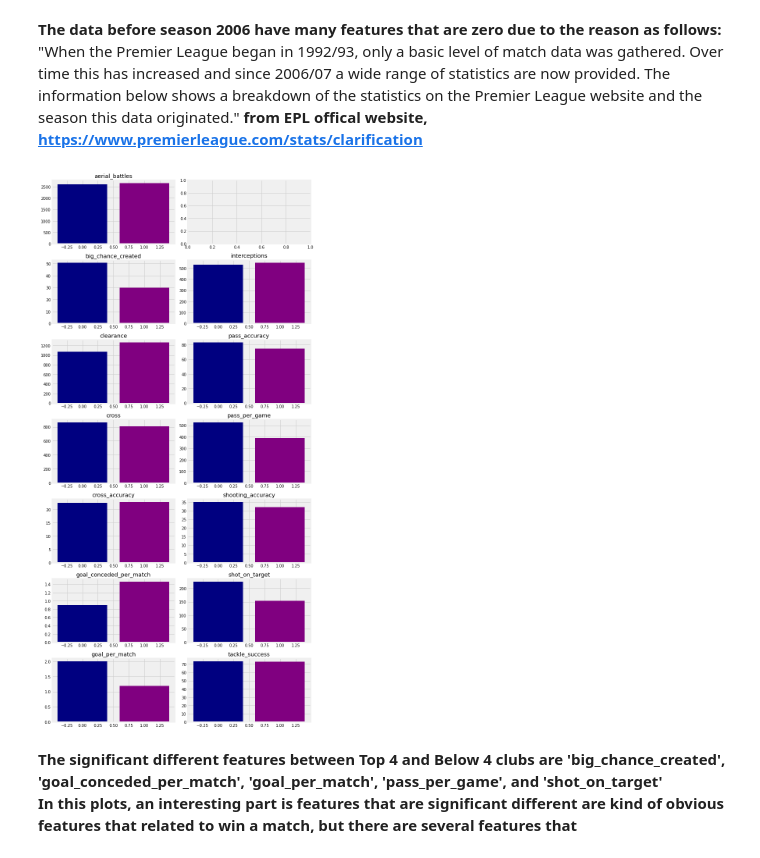
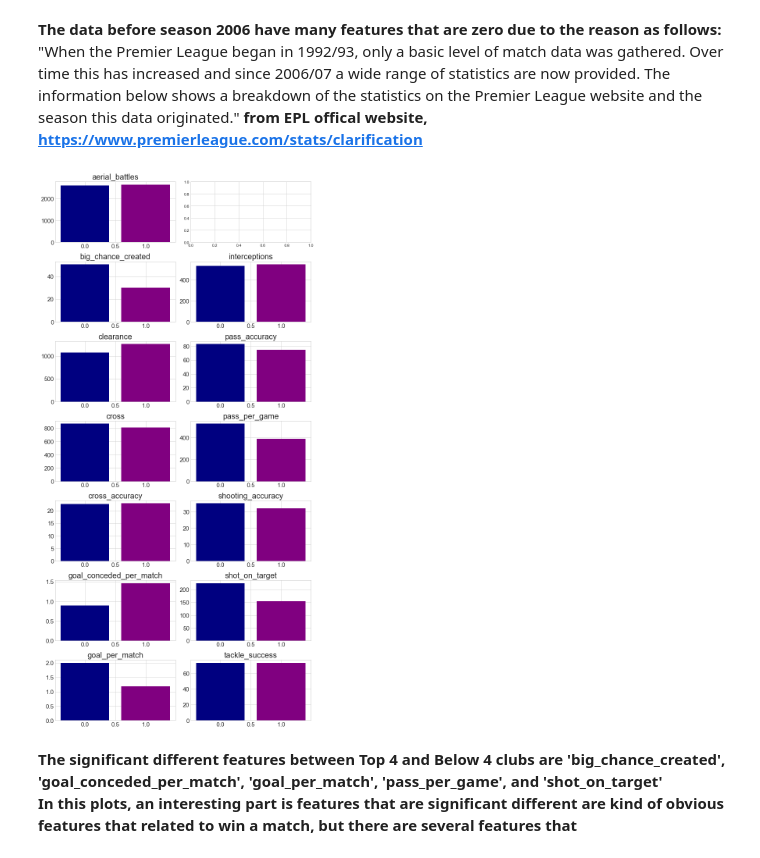
Before and after one commit to hyunilyoo/epl-prediction, a Jupyter notebook: Top4_Prediction.ipynb, the cells around one changed output. Cells and saved outputs as stored; diff of their text form; code cells hidden in the pictures.

```diff
--- a/Top4_Prediction.ipynb
+++ b/Top4_Prediction.ipynb
@@ -6,6 +6,5 @@ Can we predict which teams are going to be in top4 based on team's statistics?
 # %%
 # Dependencies
-from matplotlib.colors import ListedColormap
 import pandas as pd
 import numpy as np
 import seaborn as sns
@@ -32,7 +31,7 @@ from xgboost import XGBClassifier
 
 
 %matplotlib inline
-plt.style.use('fivethirtyeight')
+plt.style.use('seaborn-whitegrid')
 warnings.filterwarnings("ignore")
 # %%
 # load dataset
@@ -234,0 +365,6 @@ for i in range(len(games)):
+# %%
+goals = ['goal', 'goal_against']
+
+e_barplot(below4, top4, goals, w=14, h=8, figname='goals', save=True,
+           t_fsize=25, l_fsize=15, label_size=20, n_labels=['Below 4', 'Top 4'],
+           interval=10, x_range=[0, 120])
@@ -235,9 +373,13 @@ for i in range(len(games)):
 # %%
-f, axs = plt.subplots(3, 1,figsize=(10, 15))
+f, axes = plt.subplots(3, 1,figsize=(10, 15))
 
 for i in range(len(games)):
-    sns.lineplot(top4['season'], top4[games[i]], label=('Top 4'), color='navy',ax=axs[i])
-    sns.lineplot(below4['season'], below4[games[i]], label=('Below 4'), color='purple', ax=axs[i])
+    sns.lineplot(top4['season'], top4[games[i]], label=('Top 4'), color='navy',ax=axes[i])
+    sns.lineplot(below4['season'], below4[games[i]], label=('Below 4'), color='purple', ax=axes[i])
+    axes[i].tick_params(labelsize=15)
+    axes[i].set_ylabel(games[i], fontsize=15)
+    axes[i].set_xlabel('season', fontsize=15)
+    axes[i].legend(fontsize=15)
 
-plt.show()
+plt.savefig('timeline.jpg')
 # %% [output]
@@ -244,0 +401,12 @@ plt.show()
+# %%
+f, axes = plt.subplots(2, 1,figsize=(10, 8))
+
+for i in range(len(goals)):
+    sns.lineplot(top4['season'], top4[goals[i]], label=('Top 4'), color='navy',ax=axes[i])
+    sns.lineplot(below4['season'], below4[goals[i]], label=('Below 4'), color='purple', ax=axes[i])
+    axes[i].tick_params(labelsize=15)
+    axes[i].set_ylabel(goals[i], fontsize=15)
+    axes[i].set_xlabel('season', fontsize=15)
+    axes[i].legend(fontsize=15)
+
+plt.savefig('goal_timeline.jpg')
@@ -253,23 +430,26 @@ features = ['aerial_battles', 'big_chance_created', 'clearance', 'cross', 'cross
 # %%
 f, axs = plt.subplots(7, 2, figsize=(10,20))
 
 for i in range(len(features)):
     if i <= 6:
         axs[i, 0].bar(0, np.average(top4[top4['season'] > datetime.date(2006,1,1)][features[i]]),
                       color='navy',label='Top 4')
         axs[i, 0].bar(1, np.average(below4[below4['season'] > datetime.date(2006,1,1)][features[i]]),
                       color='purple',label='Below 4')
-        axs[i, 0].set_title(features[i])
+        axs[i, 0].set_title(features[i], fontsize=20)
+        axs[i, 0].tick_params(labelsize=15)
         plt.tight_layout()
     else:
         axs[i-6, 1].bar(0, np.average(top4[top4['season'] > datetime.date(2006,1,1)][features[i]]),
                         color='navy', label='Top 4')
         axs[i-6, 1].bar(1, np.average(below4[below4['season'] > datetime.date(2006,1,1)][features[i]]),
                         color='purple',label='Below 4')
-        axs[i-6, 1].set_title(features[i])
+        axs[i-6, 1].set_title(features[i], fontsize=20)
+        axs[i-6, 1].tick_params(labelsize=15)
         plt.tight_layout()
+plt.savefig('factors.jpg')
 # %% [output]
-[figure, old version]
+[figure, new version]
 # %% [markdown]
 **The significant different features between Top 4 and Below 4 clubs are 'big_chance_created', 'goal_conceded_per_match', 'goal_per_match', 'pass_per_game', and 'shot_on_target'**
 **In this plots, an interesting part is features that are significant different are kind of obvious features that related to win a match, but there are several features that**
```
Also changed, not shown: parts of 16 cells of this notebook, 9 other files.
